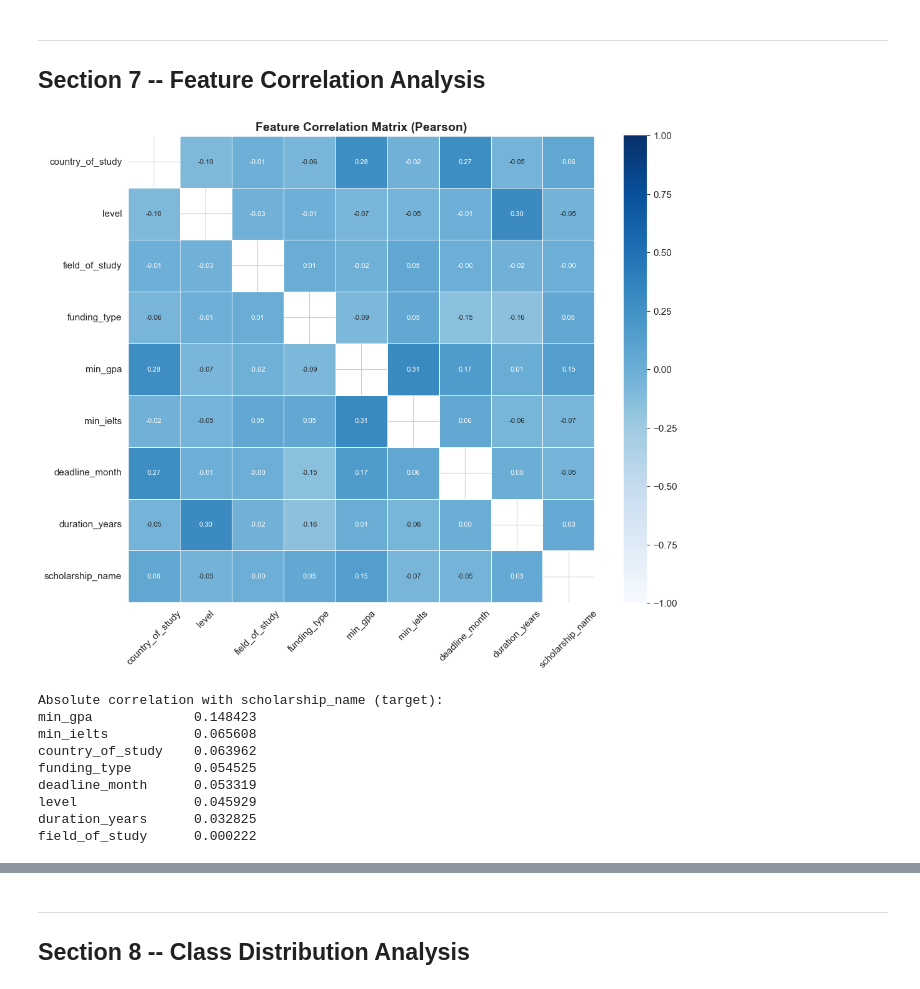
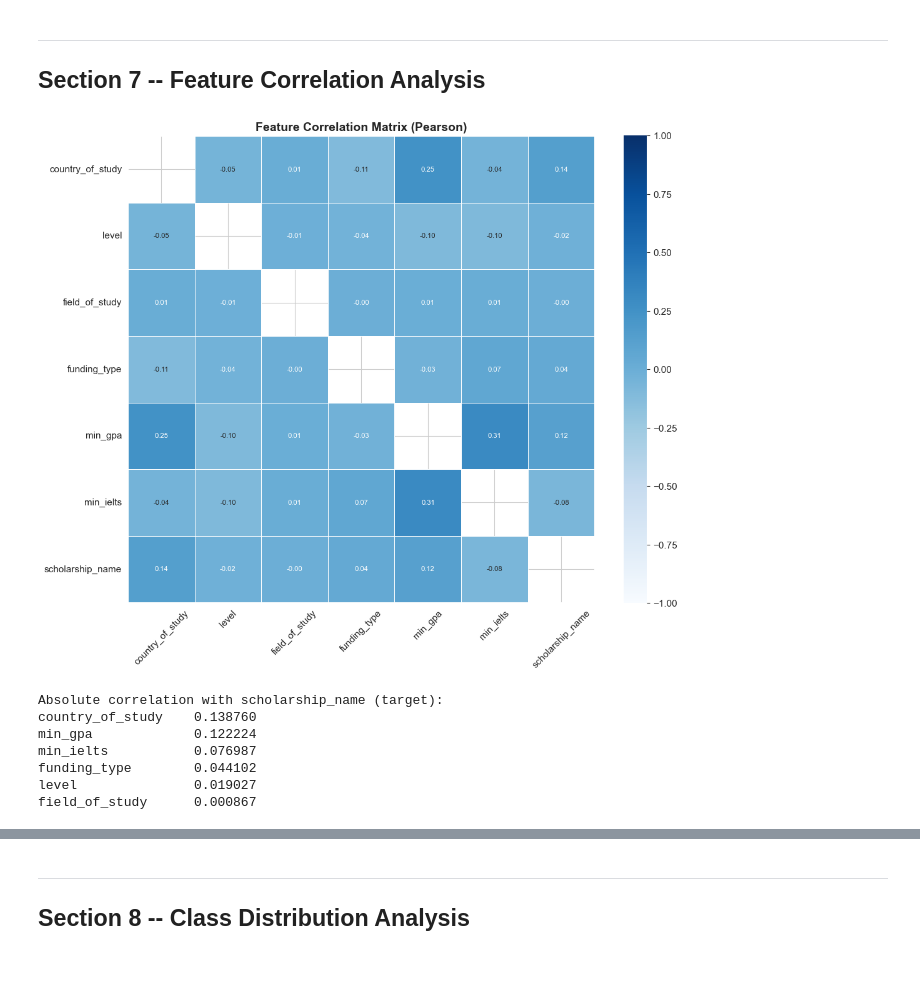
Before and after one commit to htetarkarlinn/mm_scholar, a Jupyter notebook: notebooks/eda.ipynb, the cells around one changed output, grey strips where cells are left out. Saved outputs shown, nothing was run; the diff lists cells and outputs as text; code cells hidden in the pictures.

```diff
--- a/notebooks/eda.ipynb
+++ b/notebooks/eda.ipynb
@@ -346,47 +339,44 @@ This approach does not synthesise or hallucinate data -- every expansion reflect
 ## Section 7 -- Feature Correlation Analysis
 # %%
 FEATURES = ['country_of_study', 'level', 'field_of_study',
-            'funding_type', 'min_gpa', 'min_ielts',
-            'deadline_month', 'duration_years', 'scholarship_name']
+            'funding_type', 'min_gpa', 'min_ielts', 'scholarship_name']
 
 df_enc = df[FEATURES].copy()
 le = LabelEncoder()
 
 for col in ['country_of_study', 'level', 'field_of_study', 'funding_type', 'scholarship_name']:
     df_enc[col] = le.fit_transform(df_enc[col].astype(str))
 
 corr_matrix = df_enc.corr()
 
 fig, ax = plt.subplots(figsize=(11, 9))
 mask = np.zeros_like(corr_matrix, dtype=bool)
 np.fill_diagonal(mask, True)
 
 sns.heatmap(
     corr_matrix, mask=mask, annot=True, fmt='.2f',
     cmap='Blues', vmin=-1, vmax=1, linewidths=0.5, square=True,
     ax=ax, annot_kws={'size': 8}
 )
 ax.set_title('Feature Correlation Matrix (Pearson)', fontsize=14, fontweight='bold')
 ax.tick_params(axis='x', rotation=45)
 ax.tick_params(axis='y', rotation=0)
 
 plt.tight_layout()
 plt.show()
 
 target_corr = corr_matrix['scholarship_name'].drop('scholarship_name').abs().sort_values(ascending=False)
 print('Absolute correlation with scholarship_name (target):')
 print(target_corr.to_string())
 # %% [output]
-[figure, old version]
+[figure, new version]
 Absolute correlation with scholarship_name (target):
-min_gpa             0.148423
-min_ielts           0.065608
-country_of_study    0.063962
-funding_type        0.054525
-deadline_month      0.053319
-level               0.045929
-duration_years      0.032825
-field_of_study      0.000222
+country_of_study    0.138760
+min_gpa             0.122224
+min_ielts           0.076987
+funding_type        0.044102
+level               0.019027
+field_of_study      0.000867
 # %% [markdown]
 ### Correlation Analysis Findings
 
```
Also changed, not shown: parts of 13 cells of this notebook.
